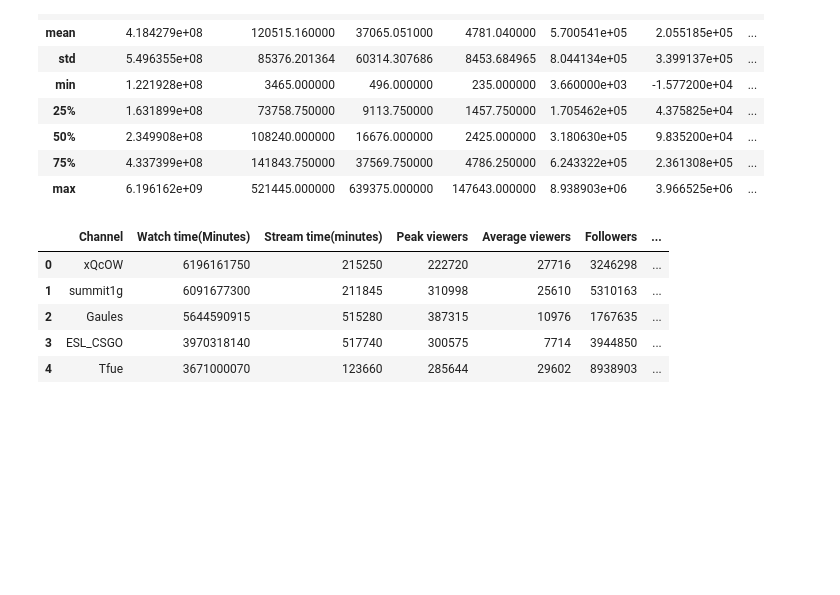
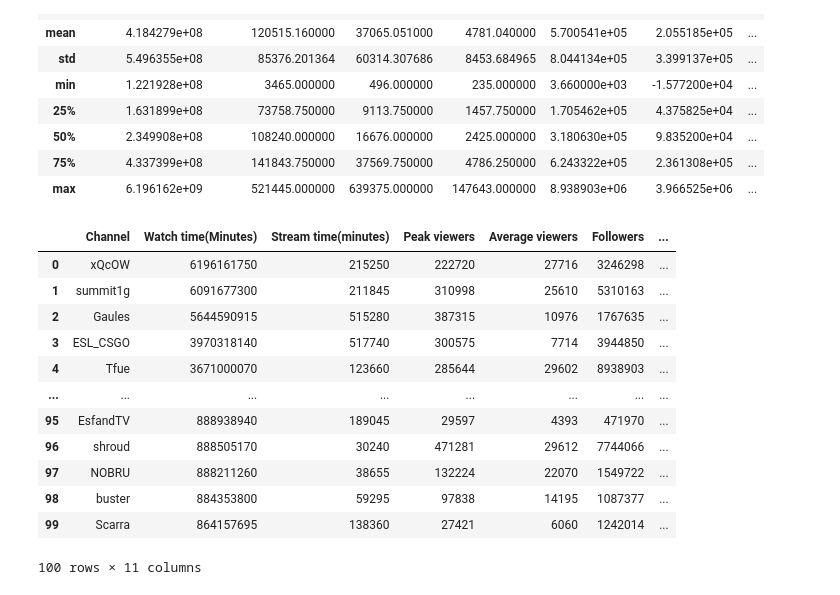
Before and after one commit to datasheng/csc460-Assignment4-William-Ng, a Jupyter notebook: EDA_assignment.ipynb, the cells around one changed output. Cells and saved outputs as stored; diff of their text form; code cells hidden in the pictures; blank space fills up the shorter version.

```diff
--- a/EDA_assignment.ipynb
+++ b/EDA_assignment.ipynb
@@ -45,11 +45,18 @@ df.describe()
 | 75% | 4.337399e+08 | 141843.750000 | 37569.750000 | 4786.250000 | 6.243322e+05 | 2.361308e+05 | ... |
 | max | 6.196162e+09 | 521445.000000 | 639375.000000 | 147643.000000 | 8.938903e+06 | 3.966525e+06 | ... |
 # %%
-df.head()
+df.head(100)
 # %% [output]
 |  | Channel | Watch time(Minutes) | Stream time(minutes) | Peak viewers | Average viewers | Followers | ... |
 | 0 | xQcOW | 6196161750 | 215250 | 222720 | 27716 | 3246298 | ... |
 | 1 | summit1g | 6091677300 | 211845 | 310998 | 25610 | 5310163 | ... |
 | 2 | Gaules | 5644590915 | 515280 | 387315 | 10976 | 1767635 | ... |
 | 3 | ESL_CSGO | 3970318140 | 517740 | 300575 | 7714 | 3944850 | ... |
 | 4 | Tfue | 3671000070 | 123660 | 285644 | 29602 | 8938903 | ... |
+| ... | ... | ... | ... | ... | ... | ... | ... |
+| 95 | EsfandTV | 888938940 | 189045 | 29597 | 4393 | 471970 | ... |
+| 96 | shroud | 888505170 | 30240 | 471281 | 29612 | 7744066 | ... |
+| 97 | NOBRU | 888211260 | 38655 | 132224 | 22070 | 1549722 | ... |
+| 98 | buster | 884353800 | 59295 | 97838 | 14195 | 1087377 | ... |
+| 99 | Scarra | 864157695 | 138360 | 27421 | 6060 | 1242014 | ... |
+100 rows × 11 columns
```
Also changed, not shown: parts of 5 cells of this notebook.
